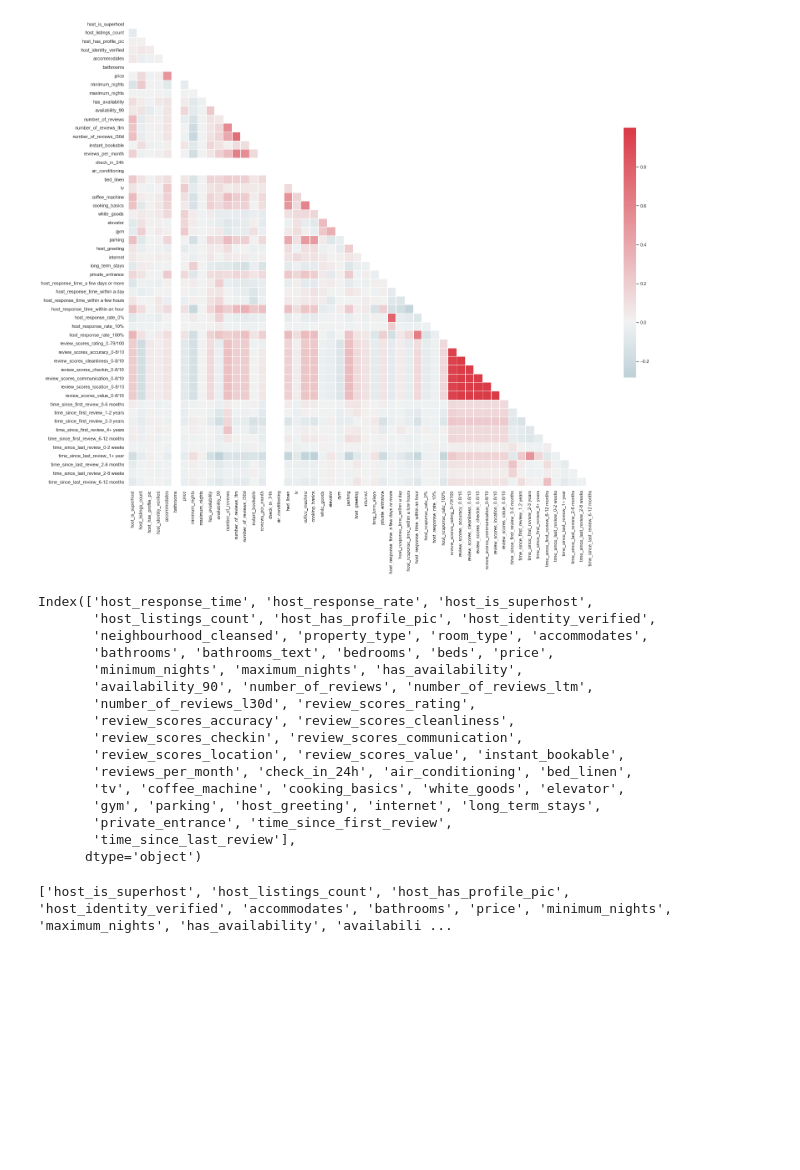
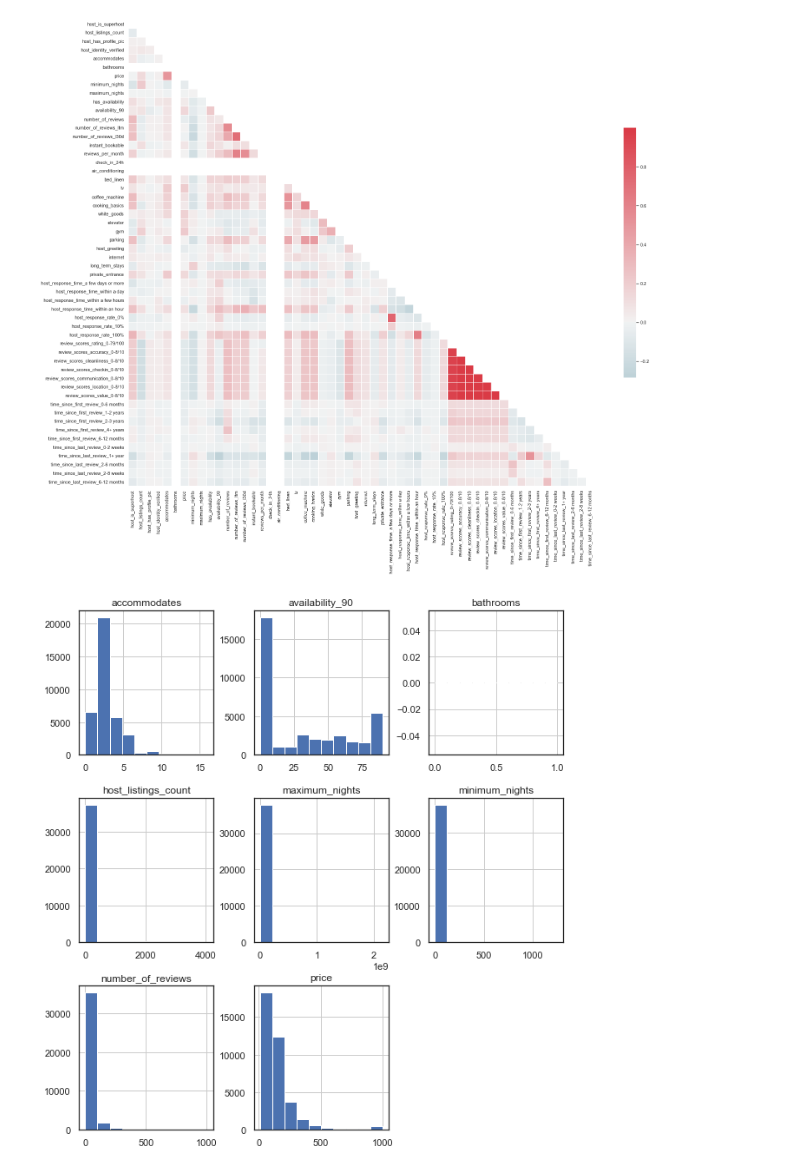
Before and after one commit to Amadeus-Assist/airbnb-rent-price-prediction, a Jupyter notebook: housing_price/airbnb_data/data_processing.ipynb, the cells around one changed output. Drawn from its saved outputs; the diff is of its cells as text; code cells hidden in the pictures; blank space fills up the shorter version.

```diff
--- a/housing_price/airbnb_data/data_processing.ipynb
+++ b/housing_price/airbnb_data/data_processing.ipynb
@@ -599,26 +599,9 @@ multi_collinearity_heatmap(transformed_df.drop(list(transformed_df.columns[trans
 Deprecated in NumPy 1.20; for more details and guidance: https://numpy.org/devdocs/release/1.20.0-notes.html#deprecations
   mask = np.zeros_like(corr, dtype=np.bool)
 [figure]
-# %%
-df.columns
-# %% [output]
-Index(['host_response_time', 'host_response_rate', 'host_is_superhost',
-       'host_listings_count', 'host_has_profile_pic', 'host_identity_verified',
-       'neighbourhood_cleansed', 'property_type', 'room_type', 'accommodates',
-       'bathrooms', 'bathrooms_text', 'bedrooms', 'beds', 'price',
-       'minimum_nights', 'maximum_nights', 'has_availability',
-       'availability_90', 'number_of_reviews', 'number_of_reviews_ltm',
-       'number_of_reviews_l30d', 'review_scores_rating',
-       'review_scores_accuracy', 'review_scores_cleanliness',
-       'review_scores_checkin', 'review_scores_communication',
-       'review_scores_location', 'review_scores_value', 'instant_bookable',
-       'reviews_per_month', 'check_in_24h', 'air_conditioning', 'bed_linen',
-       'tv', 'coffee_machine', 'cooking_basics', 'white_goods', 'elevator',
-       'gym', 'parking', 'host_greeting', 'internet', 'long_term_stays',
-       'private_entrance', 'time_since_first_review',
-       'time_since_last_review'],
-      dtype='object')
-# %%
-print(transformed_df.columns.tolist())
-# %% [output]
-['host_is_superhost', 'host_listings_count', 'host_has_profile_pic', 'host_identity_verified', 'accommodates', 'bathrooms', 'price', 'minimum_nights', 'maximum_nights', 'has_availability', 'availabili ...
+# %%
+numerical_columns = ['accommodates', 'availability_90', 'bathrooms', 'host_listings_count', 'maximum_nights', 'minimum_nights', 'number_of_reviews', 'price']
+# %%
+transformed_df[numerical_columns].hist(figsize=(10,11));
+# %% [output]
+[figure, added]
```
Also changed, not shown: parts of 13 cells of this notebook.
